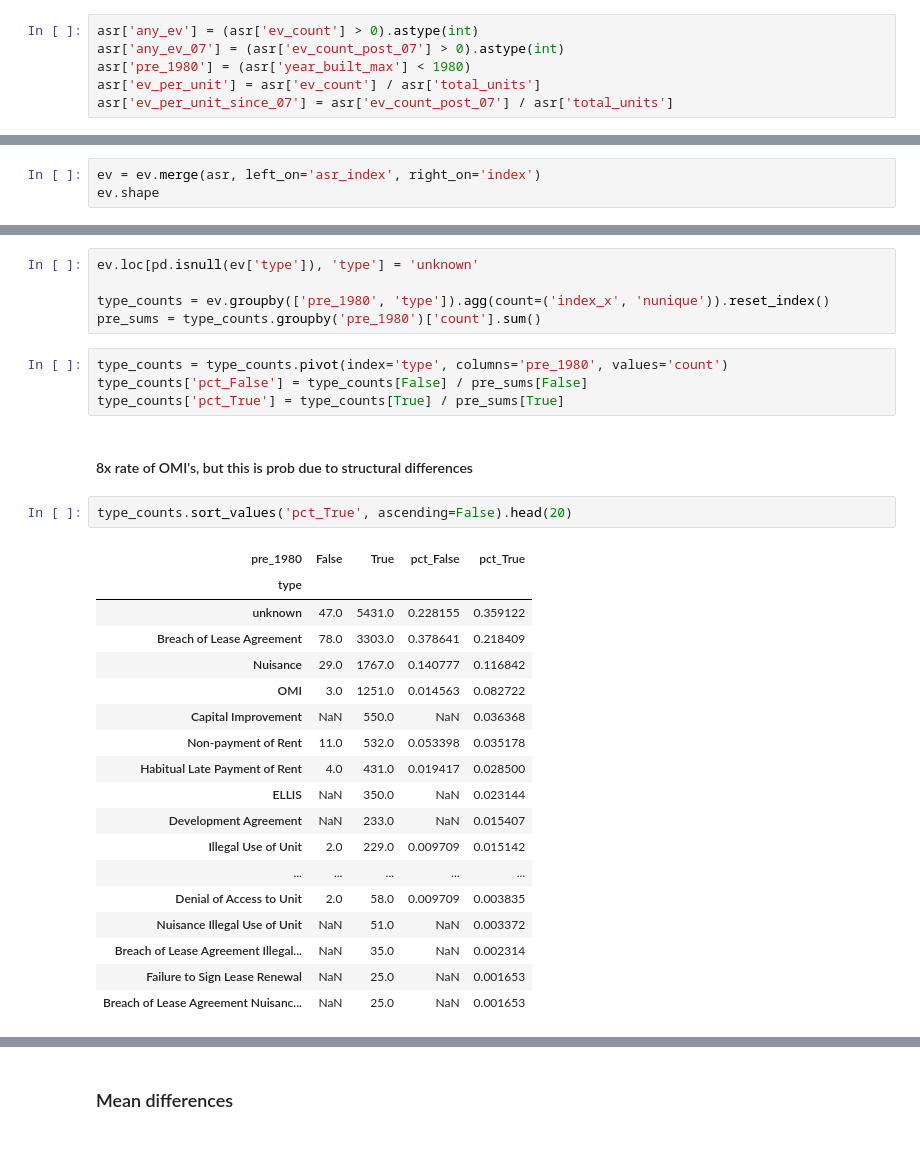
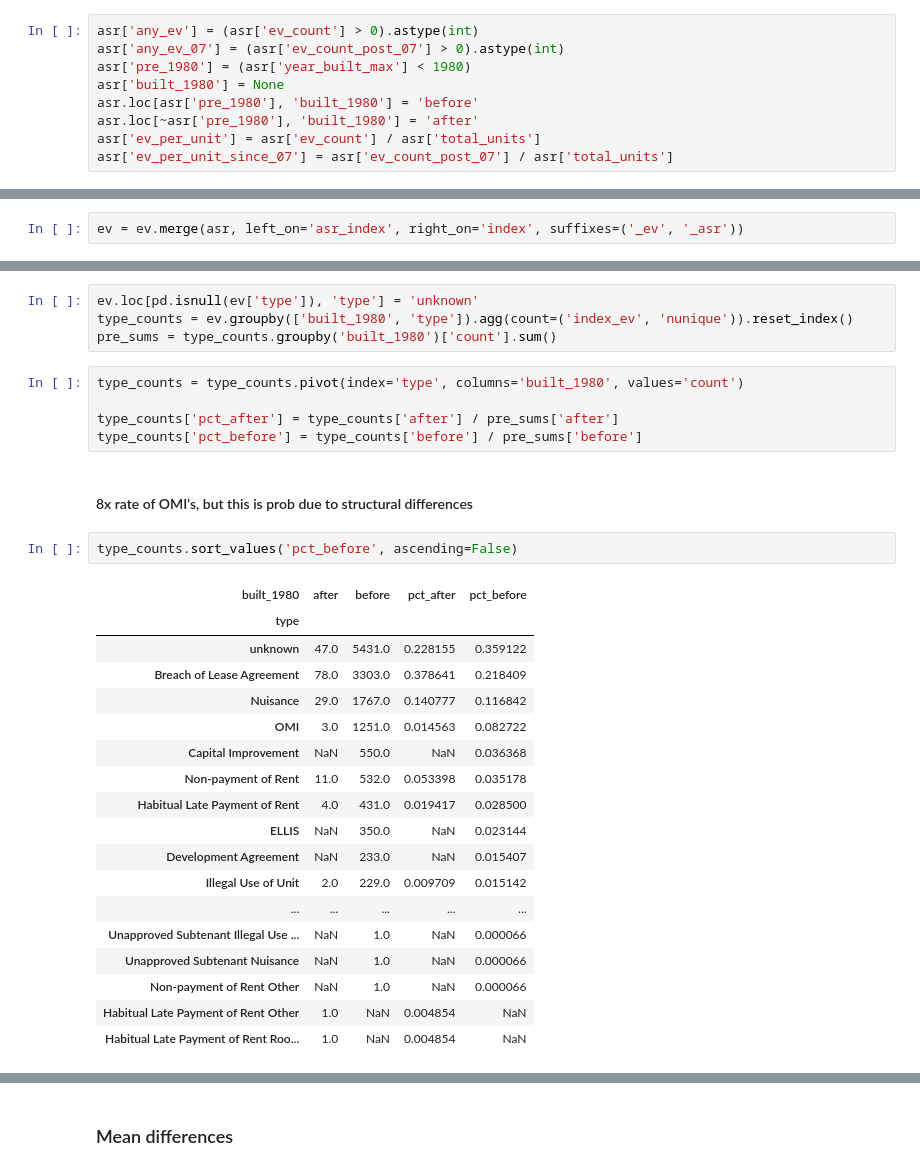
Before and after one commit to mxndrwgrdnr/sf-evictions, a Jupyter notebook: notebooks/analysis.ipynb, the cells around one changed output, grey strips where cells are left out. Saved outputs shown, nothing was run; the diff lists cells and outputs as text.

```diff
--- a/notebooks/analysis.ipynb
+++ b/notebooks/analysis.ipynb
@@ -35,5 +38,8 @@ asr = pd.read_csv('../data/asr_grouped_by_yr.csv')
 asr['any_ev'] = (asr['ev_count'] > 0).astype(int)
 asr['any_ev_07'] = (asr['ev_count_post_07'] > 0).astype(int)
 asr['pre_1980'] = (asr['year_built_max'] < 1980)
+asr['built_1980'] = None
+asr.loc[asr['pre_1980'], 'built_1980'] = 'before'
+asr.loc[~asr['pre_1980'], 'built_1980'] = 'after'
 asr['ev_per_unit'] = asr['ev_count'] / asr['total_units']
 asr['ev_per_unit_since_07'] = asr['ev_count_post_07'] / asr['total_units']
@@ -56,3 +88,2 @@ ev_per_year
 # %%
-ev = ev.merge(asr, left_on='asr_index', right_on='index')
-ev.shape
+ev = ev.merge(asr, left_on='asr_index', right_on='index', suffixes=('_ev', '_asr'))
@@ -66,18 +92,18 @@ ev.shape
 # %%
 ev.loc[pd.isnull(ev['type']), 'type'] = 'unknown'
-
-type_counts = ev.groupby(['pre_1980', 'type']).agg(count=('index_x', 'nunique')).reset_index()
-pre_sums = type_counts.groupby('pre_1980')['count'].sum()
+type_counts = ev.groupby(['built_1980', 'type']).agg(count=('index_ev', 'nunique')).reset_index()
+pre_sums = type_counts.groupby('built_1980')['count'].sum()
 # %%
-type_counts = type_counts.pivot(index='type', columns='pre_1980', values='count')
-type_counts['pct_False'] = type_counts[False] / pre_sums[False]
-type_counts['pct_True'] = type_counts[True] / pre_sums[True]
+type_counts = type_counts.pivot(index='type', columns='built_1980', values='count')
+
+type_counts['pct_after'] = type_counts['after'] / pre_sums['after']
+type_counts['pct_before'] = type_counts['before'] / pre_sums['before']
 # %% [markdown]
 #### 8x rate of OMI's, but this is prob due to structural differences
 # %%
-type_counts.sort_values('pct_True', ascending=False).head(20)
+type_counts.sort_values('pct_before', ascending=False)
 # %% [output]
-| pre_1980 | False | True | pct_False | pct_True |
+| built_1980 | after | before | pct_after | pct_before |
 | type |  |  |  |  |
 | unknown | 47.0 | 5431.0 | 0.228155 | 0.359122 |
 | Breach of Lease Agreement | 78.0 | 3303.0 | 0.378641 | 0.218409 |
@@ -90,8 +116,8 @@ type_counts.sort_values('pct_True', ascending=False).head(20)
 | Development Agreement | NaN | 233.0 | NaN | 0.015407 |
 | Illegal Use of Unit | 2.0 | 229.0 | 0.009709 | 0.015142 |
 | ... | ... | ... | ... | ... |
-| Denial of Access to Unit | 2.0 | 58.0 | 0.009709 | 0.003835 |
-| Nuisance Illegal Use of Unit | NaN | 51.0 | NaN | 0.003372 |
-| Breach of Lease Agreement Illegal... | NaN | 35.0 | NaN | 0.002314 |
-| Failure to Sign Lease Renewal | NaN | 25.0 | NaN | 0.001653 |
-| Breach of Lease Agreement Nuisanc... | NaN | 25.0 | NaN | 0.001653 |
+| Unapproved Subtenant Illegal Use ... | NaN | 1.0 | NaN | 0.000066 |
+| Unapproved Subtenant Nuisance | NaN | 1.0 | NaN | 0.000066 |
+| Non-payment of Rent Other | NaN | 1.0 | NaN | 0.000066 |
+| Habitual Late Payment of Rent Other | 1.0 | NaN | 0.004854 | NaN |
+| Habitual Late Payment of Rent Roo... | 1.0 | NaN | 0.004854 | NaN |
```
Also changed, not shown: parts of 19 cells of this notebook, 5 other files.
